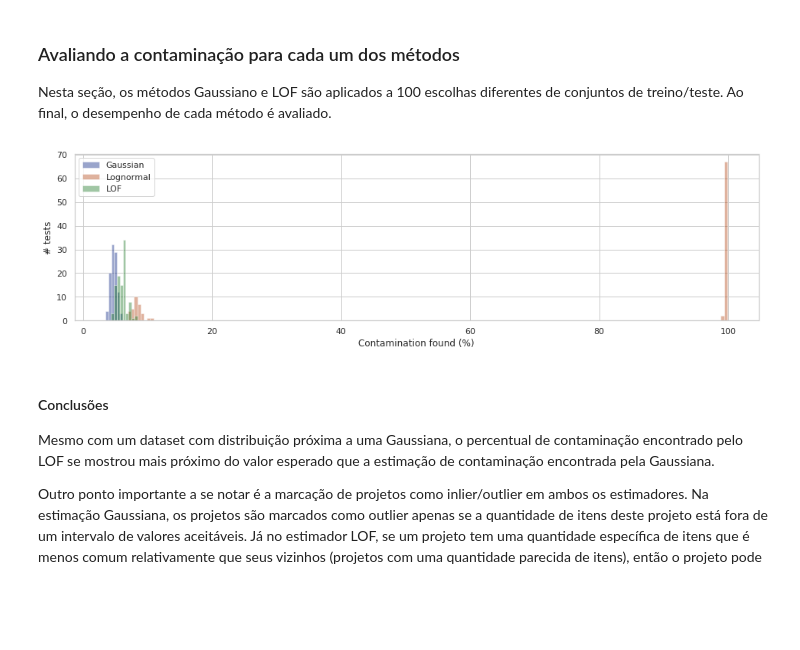
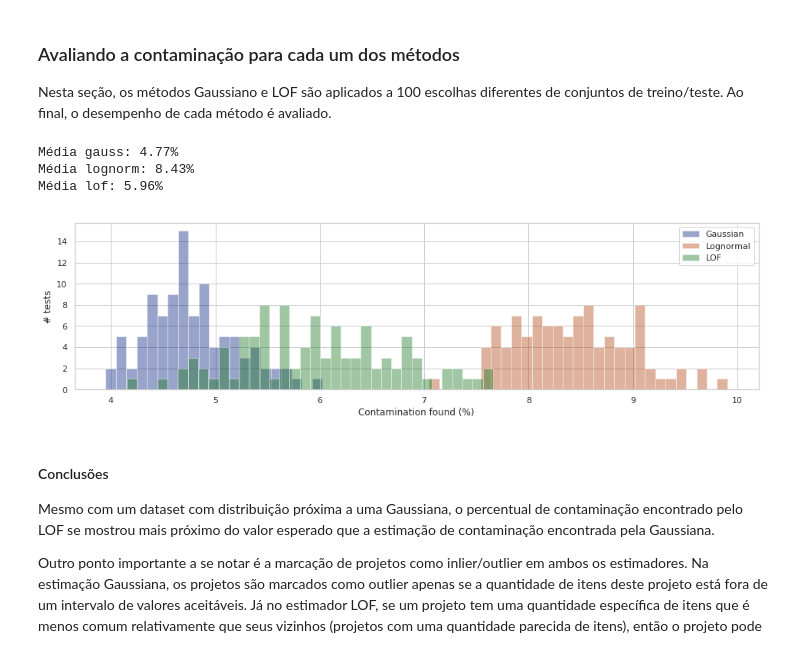
Before and after one commit to lappis-unb/salic-ml, a Jupyter notebook: notebooks/report/analysis_of_number_of_items.ipynb, the cells around one changed output. Drawn from its saved outputs; the diff is of its cells as text; code cells hidden in the pictures; blank space fills up the shorter version.

```diff
--- a/notebooks/report/analysis_of_number_of_items.ipynb
+++ b/notebooks/report/analysis_of_number_of_items.ipynb
@@ -230,7 +231,7 @@ class Lognormal:
         -------
         self : object
         '''
-        s, loc, scale = scipy.stats.lognorm.fit(X)
+        s, loc, scale = scipy.stats.lognorm.fit(X, floc=0)
         self.model = scipy.stats.lognorm(np.std(np.log(X)), loc=loc, scale=scale)
         return self
 
@@ -255,15 +256,3 @@ class Lognormal:
         upper = self.model.ppf(1 - self.contamination)
         is_inlier = (X <= upper)
         return is_inlier
-# %%
-X = projects_train
-s, loc, scale = scipy.stats.lognorm.fit?
-# (X)
-# print(s, loc, scale)
-# model = scipy.stats.lognorm(np.std(np.log(X)), loc=loc, scale=scale)
-
-# print(s)
-# print(np.std(np.log(X)))
-
-# x = np.linspace(model.ppf(0.01), model.ppf(0.99), 1000)
-# plt.plot(x, bin_size * len(projects_test) * model.pdf(x), label='PDF')
@@ -272,9 +259,7 @@ s, loc, scale = scipy.stats.lognorm.fit
 # %%
-# projects_train, projects_test = train_test_split(segment_projects, test_size=0.3)
-
 model = Lognormal()
 model.fit(projects_train)
-inlier_filter = model.predict(projects_test)
+%time inlier_filter = model.predict(projects_test)
 
 contamination_found = sum(~inlier_filter) / len(projects_test)
 print('Percentual de outliers esperado: %.2lf%%' % (100 * model.contamination))
@@ -298,5 +283,5 @@ plt.plot(x,  bin_size * len(projects_test) * model.model.pdf(x), label='PDF')
 plt.legend(frameon=True)
 plt.ylabel('# projects')
 plt.xlabel('# items')
-plt.title('Inlier/Outlier division')
+plt.title('Inlier/Outlier division');
 # %% [output]
@@ -400,7 +386,7 @@ class LOF:
 # %%
 model = LOF()
 model.fit(projects_train)
-inlier_filter = model.predict(projects_test)
+%time inlier_filter = model.predict(projects_test)
 
 contamination_found = sum(~inlier_filter) / len(projects_test)
 print('Percentual de outliers esperado: %.2lf%%' % (100 * model.contamination))
@@ -421,5 +407,5 @@ sns.distplot(outliers, label='outliers', color='r', kde=False, bins=bins)
 plt.legend(frameon=True)
 plt.ylabel('# projects')
 plt.xlabel('# items')
-plt.title('Inlier/Outlier division')
+plt.title('Inlier/Outlier division');
 # %% [output]
@@ -463,26 +450,32 @@ for i in range(100):
 # %%
 sns.set(style='whitegrid', palette='dark')
 f, ax = plt.subplots(figsize=(16,4))
 
-bin_size = 0.5
+bin_size = 0.1
 results = percentuals['gauss']
+print('Média gauss: %.2lf%%' % np.mean(results))
 bins = max(1, int((max(results) - min(results)) // bin_size) + 1)
-sns.distplot(results, label="Gaussian", kde=False, bins=bins)
+sns.distplot(results, label='Gaussian', kde=False, bins=bins)
 
 results = percentuals['lognorm']
+print('Média lognorm: %.2lf%%' % np.mean(results))
 bins = max(1, int((max(results) - min(results)) // bin_size) + 1)
-sns.distplot(results, label="Lognormal", kde=False, bins=bins)
+sns.distplot(results, label='Lognormal', kde=False, bins=bins)
 
 results = percentuals['lof']
+print('Média lof: %.2lf%%' % np.mean(results))
 bins = max(1, int((max(results) - min(results)) // bin_size) + 1)
-sns.distplot(results, label="LOF", kde=False, bins=bins)
+sns.distplot(results, label='LOF', kde=False, bins=bins)
 
 plt.legend(frameon=True)
 plt.xlabel('Contamination found (%)')
 plt.ylabel('# tests')
 plt.grid(True)
 # %% [output]
+Média gauss: 4.77%
+Média lognorm: 8.43%
+Média lof: 5.96%
-[figure, old version]
+[figure, new version]
 # %% [markdown]
 #### Conclusões
 
```
Also changed, not shown: parts of 6 cells of this notebook.
